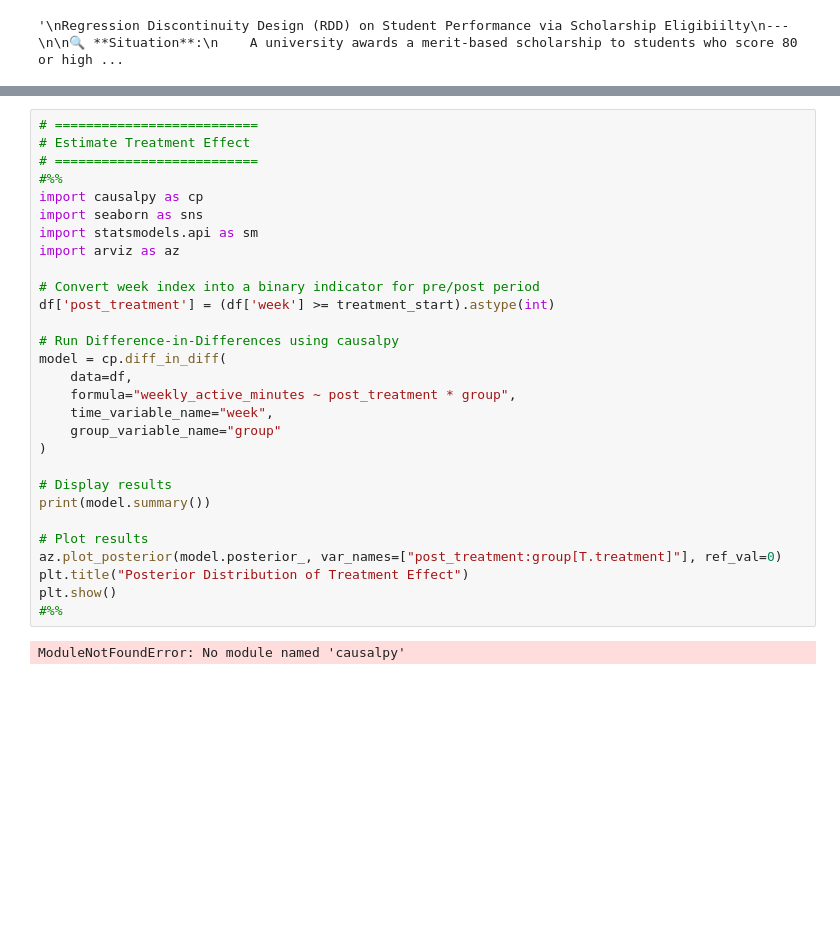
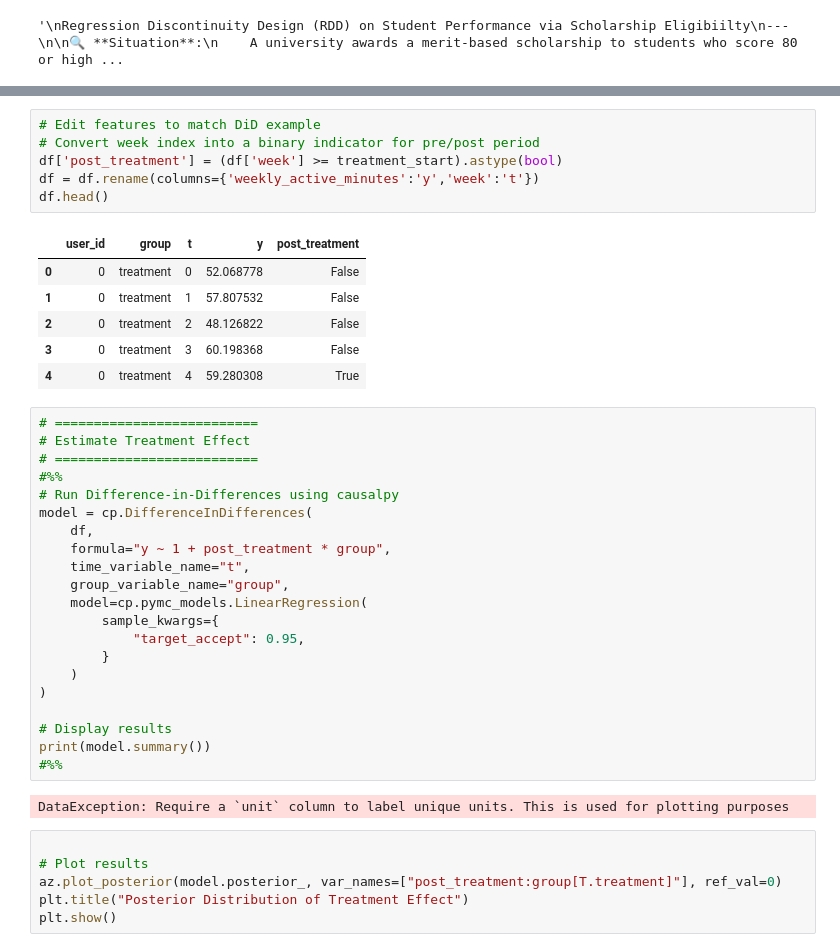
Before and after one commit to jwalluww/Portfolio_Projects, a Jupyter notebook: Quick_Hits/WIP_Difference_in_Differences.ipynb, the cells around one changed output, grey strips where cells are left out. Drawn from its saved outputs; the diff is of its cells as text; blank space fills up the shorter version.

```diff
--- a/Quick_Hits/WIP_Difference_in_Differences.ipynb
+++ b/Quick_Hits/WIP_Difference_in_Differences.ipynb
@@ -100,31 +105,42 @@ plt.show()
-# %%
-# ==========================
-# Estimate Treatment Effect
-# ==========================
-#%%
-import causalpy as cp
-import seaborn as sns
-import statsmodels.api as sm
-import arviz as az
-
-# Convert week index into a binary indicator for pre/post period
-df['post_treatment'] = (df['week'] >= treatment_start).astype(int)
-
-# Run Difference-in-Differences using causalpy
-model = cp.diff_in_diff(
-    data=df,
-    formula="weekly_active_minutes ~ post_treatment * group",
-    time_variable_name="week",
-    group_variable_name="group"
-)
-
-# Display results
-print(model.summary())
-
-# Plot results
-az.plot_posterior(model.posterior_, var_names=["post_treatment:group[T.treatment]"], ref_val=0)
-plt.title("Posterior Distribution of Treatment Effect")
-plt.show()
-#%%
-# %% [output]
-ModuleNotFoundError: No module named 'causalpy'
+# %%
+# Edit features to match DiD example
+# Convert week index into a binary indicator for pre/post period
+df['post_treatment'] = (df['week'] >= treatment_start).astype(bool)
+df = df.rename(columns={'weekly_active_minutes':'y','week':'t'})
+df.head()
+# %% [output]
+|  | user_id | group | t | y | post_treatment |
+| 0 | 0 | treatment | 0 | 52.068778 | False |
+| 1 | 0 | treatment | 1 | 57.807532 | False |
+| 2 | 0 | treatment | 2 | 48.126822 | False |
+| 3 | 0 | treatment | 3 | 60.198368 | False |
+| 4 | 0 | treatment | 4 | 59.280308 | True |
+# %%
+# ==========================
+# Estimate Treatment Effect
+# ==========================
+#%%
+# Run Difference-in-Differences using causalpy
+model = cp.DifferenceInDifferences(
+    df,
+    formula="y ~ 1 + post_treatment * group",
+    time_variable_name="t",
+    group_variable_name="group",
+    model=cp.pymc_models.LinearRegression(
+        sample_kwargs={
+            "target_accept": 0.95,
+        }
+    )
+)
+
+# Display results
+print(model.summary())
+#%%
+# %% [output]
+DataException: Require a `unit` column to label unique units. This is used for plotting purposes
+# %%
+
+# Plot results
+az.plot_posterior(model.posterior_, var_names=["post_treatment:group[T.treatment]"], ref_val=0)
+plt.title("Posterior Distribution of Treatment Effect")
+plt.show()
```
Also changed, not shown: parts of 2 cells of this notebook.
